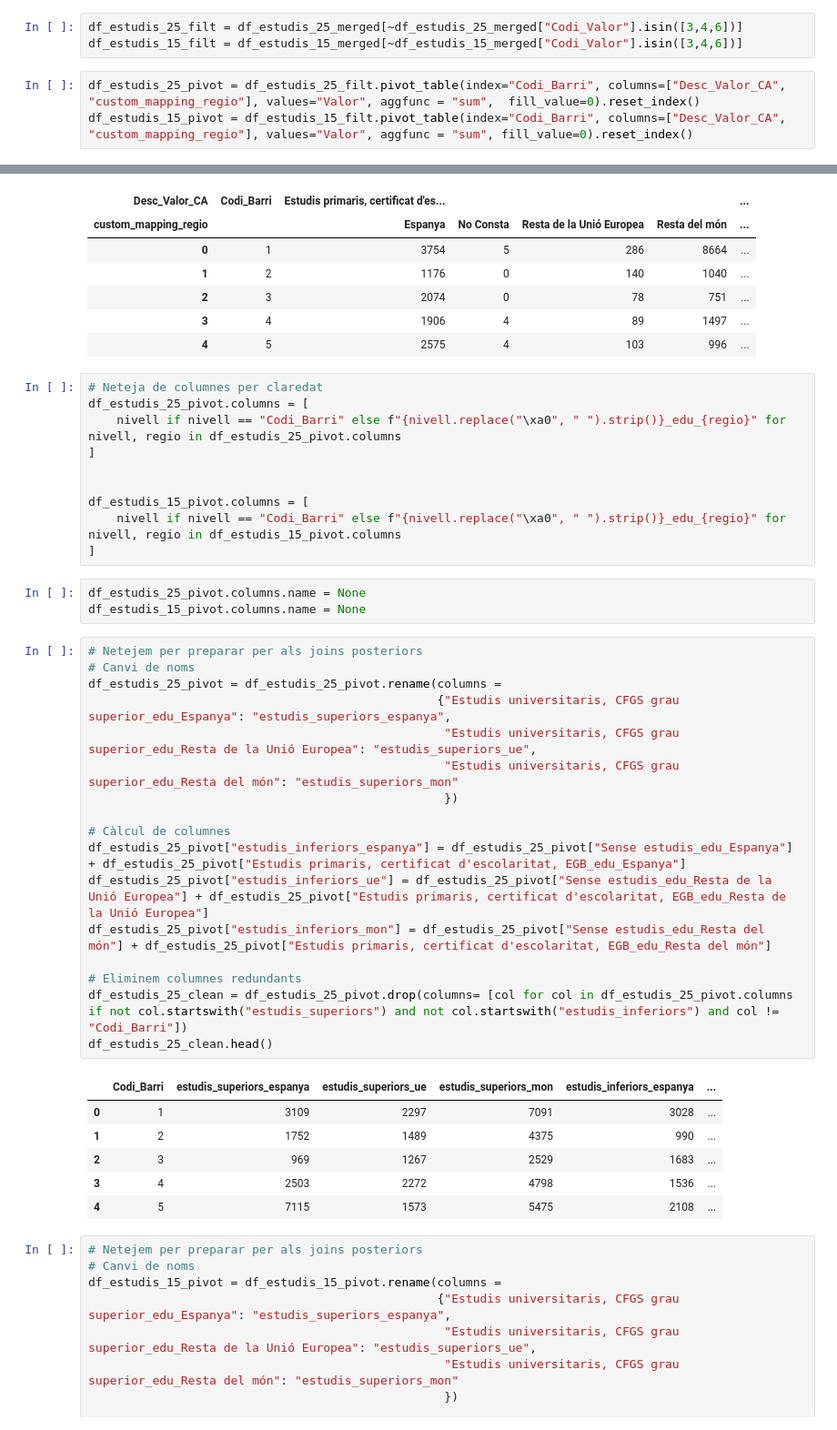
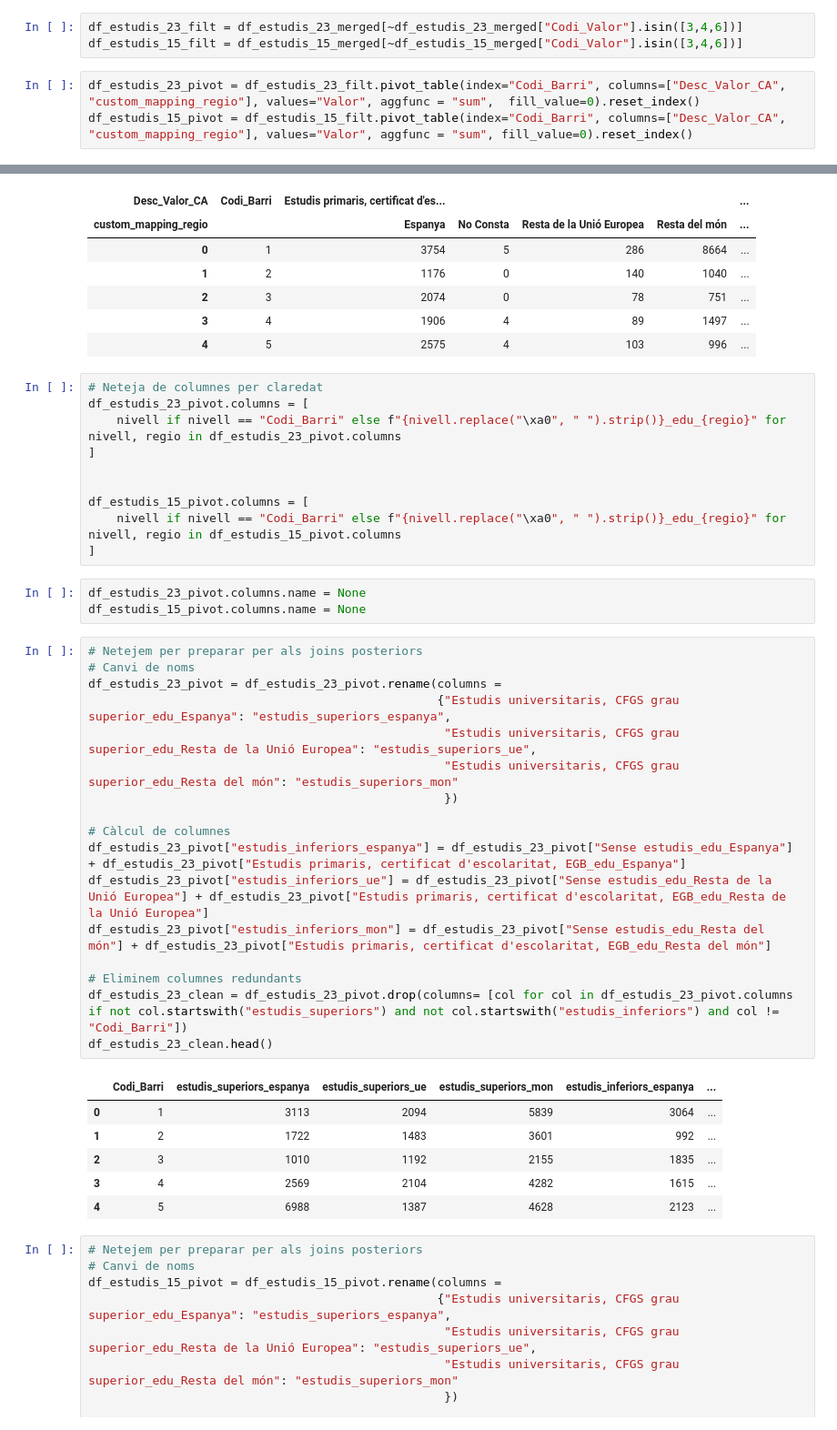
Before and after one commit to joseprau/tfm_gentrificacio_bcn, a Jupyter notebook: notebooks/ingestio_demografiques.ipynb, the cells around one changed output, grey strips where cells are left out. Shown at 91% size. Drawn from its saved outputs; the diff is of its cells as text.

```diff
--- a/notebooks/ingestio_demografiques.ipynb
+++ b/notebooks/ingestio_demografiques.ipynb
@@ -552,10 +539,10 @@ dim_estudis
 # %% [markdown]
 Exclourem els codis 3, 4 i 6
 # %%
-df_estudis_25_filt = df_estudis_25_merged[~df_estudis_25_merged["Codi_Valor"].isin([3,4,6])]
+df_estudis_23_filt = df_estudis_23_merged[~df_estudis_23_merged["Codi_Valor"].isin([3,4,6])]
 df_estudis_15_filt = df_estudis_15_merged[~df_estudis_15_merged["Codi_Valor"].isin([3,4,6])]
 # %%
-df_estudis_25_pivot = df_estudis_25_filt.pivot_table(index="Codi_Barri", columns=["Desc_Valor_CA", "custom_mapping_regio"], values="Valor", aggfunc = "sum",  fill_value=0).reset_index()
+df_estudis_23_pivot = df_estudis_23_filt.pivot_table(index="Codi_Barri", columns=["Desc_Valor_CA", "custom_mapping_regio"], values="Valor", aggfunc = "sum",  fill_value=0).reset_index()
 df_estudis_15_pivot = df_estudis_15_filt.pivot_table(index="Codi_Barri", columns=["Desc_Valor_CA", "custom_mapping_regio"], values="Valor", aggfunc = "sum", fill_value=0).reset_index()
 # %%
 df_estudis_15_pivot.head()
@@ -569,8 +556,8 @@ df_estudis_15_pivot.head()
 | 4 | 5 | 2575 | 4 | 103 | 996 | ... |
 # %%
 # Neteja de columnes per claredat
-df_estudis_25_pivot.columns = [
-    nivell if nivell == "Codi_Barri" else f"{nivell.replace("\xa0", " ").strip()}_edu_{regio}" for nivell, regio in df_estudis_25_pivot.columns
+df_estudis_23_pivot.columns = [
+    nivell if nivell == "Codi_Barri" else f"{nivell.replace("\xa0", " ").strip()}_edu_{regio}" for nivell, regio in df_estudis_23_pivot.columns
 ]
 
 
@@ -578,32 +565,32 @@ df_estudis_15_pivot.columns = [
     nivell if nivell == "Codi_Barri" else f"{nivell.replace("\xa0", " ").strip()}_edu_{regio}" for nivell, regio in df_estudis_15_pivot.columns
 ]
 # %%
-df_estudis_25_pivot.columns.name = None
+df_estudis_23_pivot.columns.name = None
 df_estudis_15_pivot.columns.name = None
 # %%
 # Netejem per preparar per als joins posteriors
 # Canvi de noms
-df_estudis_25_pivot = df_estudis_25_pivot.rename(columns =
+df_estudis_23_pivot = df_estudis_23_pivot.rename(columns =
                                                  {"Estudis universitaris, CFGS grau superior_edu_Espanya": "estudis_superiors_espanya",
                                                   "Estudis universitaris, CFGS grau superior_edu_Resta de la Unió Europea": "estudis_superiors_ue",
                                                   "Estudis universitaris, CFGS grau superior_edu_Resta del món": "estudis_superiors_mon"
                                                   })
 
 # Càlcul de columnes
-df_estudis_25_pivot["estudis_inferiors_espanya"] = df_estudis_25_pivot["Sense estudis_edu_Espanya"] + df_estudis_25_pivot["Estudis primaris, certificat d'escolaritat, EGB_edu_Espanya"]
-df_estudis_25_pivot["estudis_inferiors_ue"] = df_estudis_25_pivot["Sense estudis_edu_Resta de la Unió Europea"] + df_estudis_25_pivot["Estudis primaris, certificat d'escolaritat, EGB_edu_Resta de la Unió Europea"]
-df_estudis_25_pivot["estudis_inferiors_mon"] = df_estudis_25_pivot["Sense estudis_edu_Resta del món"] + df_estudis_25_pivot["Estudis primaris, certificat d'escolaritat, EGB_edu_Resta del món"]
+df_estudis_23_pivot["estudis_inferiors_espanya"] = df_estudis_23_pivot["Sense estudis_edu_Espanya"] + df_estudis_23_pivot["Estudis primaris, certificat d'escolaritat, EGB_edu_Espanya"]
+df_estudis_23_pivot["estudis_inferiors_ue"] = df_estudis_23_pivot["Sense estudis_edu_Resta de la Unió Europea"] + df_estudis_23_pivot["Estudis primaris, certificat d'escolaritat, EGB_edu_Resta de la Unió Europea"]
+df_estudis_23_pivot["estudis_inferiors_mon"] = df_estudis_23_pivot["Sense estudis_edu_Resta del món"] + df_estudis_23_pivot["Estudis primaris, certificat d'escolaritat, EGB_edu_Resta del món"]
 
 # Eliminem columnes redundants
-df_estudis_25_clean = df_estudis_25_pivot.drop(columns= [col for col in df_estudis_25_pivot.columns if not col.startswith("estudis_superiors") and not col.startswith("estudis_inferiors") and col != "Codi_Barri"])
-df_estudis_25_clean.head()
+df_estudis_23_clean = df_estudis_23_pivot.drop(columns= [col for col in df_estudis_23_pivot.columns if not col.startswith("estudis_superiors") and not col.startswith("estudis_inferiors") and col != "Codi_Barri"])
+df_estudis_23_clean.head()
 # %% [output]
 |  | Codi_Barri | estudis_superiors_espanya | estudis_superiors_ue | estudis_superiors_mon | estudis_inferiors_espanya | ... |
-| 0 | 1 | 3109 | 2297 | 7091 | 3028 | ... |
-| 1 | 2 | 1752 | 1489 | 4375 | 990 | ... |
-| 2 | 3 | 969 | 1267 | 2529 | 1683 | ... |
-| 3 | 4 | 2503 | 2272 | 4798 | 1536 | ... |
-| 4 | 5 | 7115 | 1573 | 5475 | 2108 | ... |
+| 0 | 1 | 3113 | 2094 | 5839 | 3064 | ... |
+| 1 | 2 | 1722 | 1483 | 3601 | 992 | ... |
+| 2 | 3 | 1010 | 1192 | 2155 | 1835 | ... |
+| 3 | 4 | 2569 | 2104 | 4282 | 1615 | ... |
+| 4 | 5 | 6988 | 1387 | 4628 | 2123 | ... |
 # %%
 # Netejem per preparar per als joins posteriors
 # Canvi de noms
```
Also changed, not shown: parts of 62 cells of this notebook, 1 other file.
